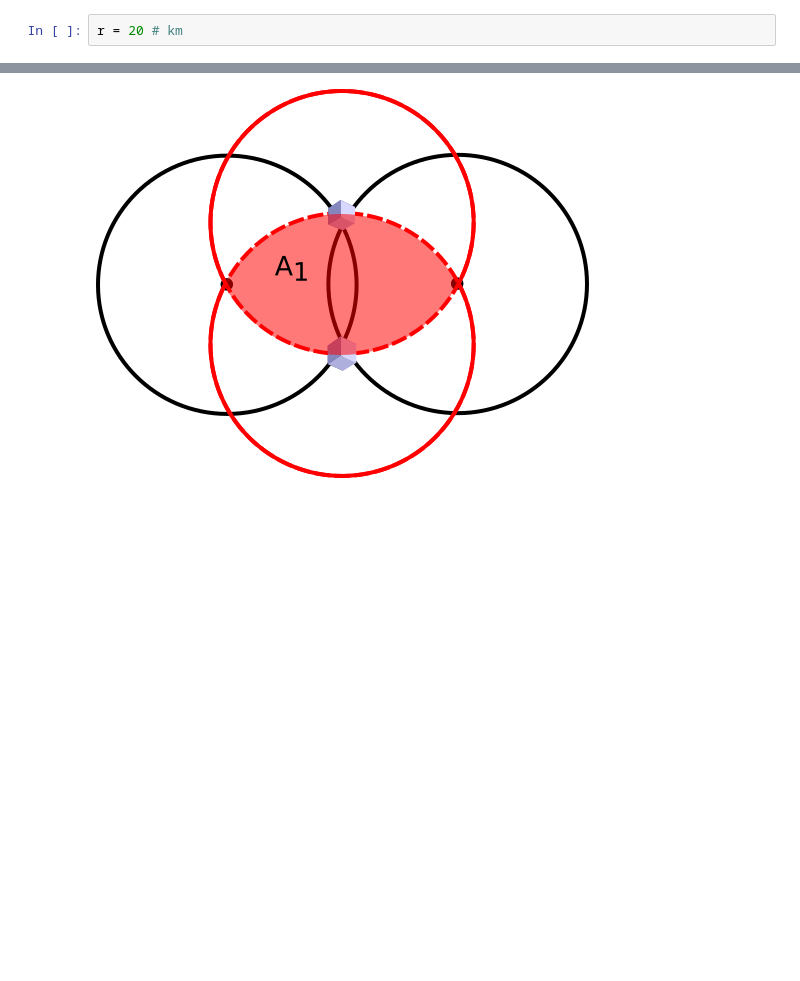
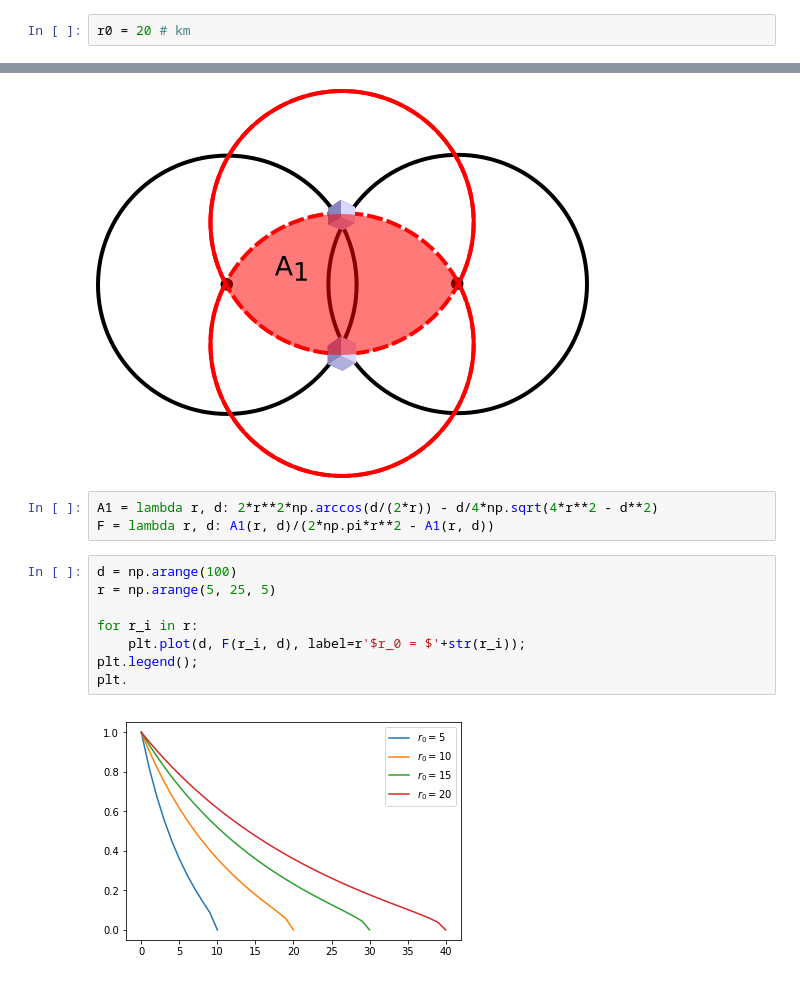
Before and after one commit to mshumko/ac6_microburst_scale_sizes, a Jupyter notebook: models/microburst_scale_size_analytic.ipynb, the cells around one changed output, grey strips where cells are left out. Drawn from its saved outputs; the diff is of its cells as text; blank space fills up the shorter version.

```diff
--- a/models/microburst_scale_size_analytic.ipynb
+++ b/models/microburst_scale_size_analytic.ipynb
@@ -7,7 +7,7 @@ import matplotlib.pyplot as plt
 # %% [markdown]
 Fixed microburst scale size.
 # %%
-r = 20 # km
+r0 = 20 # km
 # %% [markdown]
 Here is the geometric model of the problem. The diagram below shows two spacecraft as blue cubes, separated by some distance $d$. Then for a microburst of a given radius $r$, we can show the furthest distance at which a microburst of size $r$ will be observed by both spacecraft. This case is shown with two black circles to the left and right with respect to the line that connects the two spacecraft. The center of both black circles is marked with a black dot.
 
@@ -26,3 +26,16 @@ $$. The Cumulative Distribution Fuction (CDF) is the derived by assuming a distr
 Image("analytic_coincident_microburst_scale_size_bounds.png")
 # %% [output]
 [figure]
+# %%
+A1 = lambda r, d: 2*r**2*np.arccos(d/(2*r)) - d/4*np.sqrt(4*r**2 - d**2)
+F = lambda r, d: A1(r, d)/(2*np.pi*r**2 - A1(r, d))
+# %%
+d = np.arange(100)
+r = np.arange(5, 25, 5)
+
+for r_i in r:
+    plt.plot(d, F(r_i, d), label=r'$r_0 = $'+str(r_i));
+plt.legend();
+plt.
+# %% [output]
+[figure, added]
```
